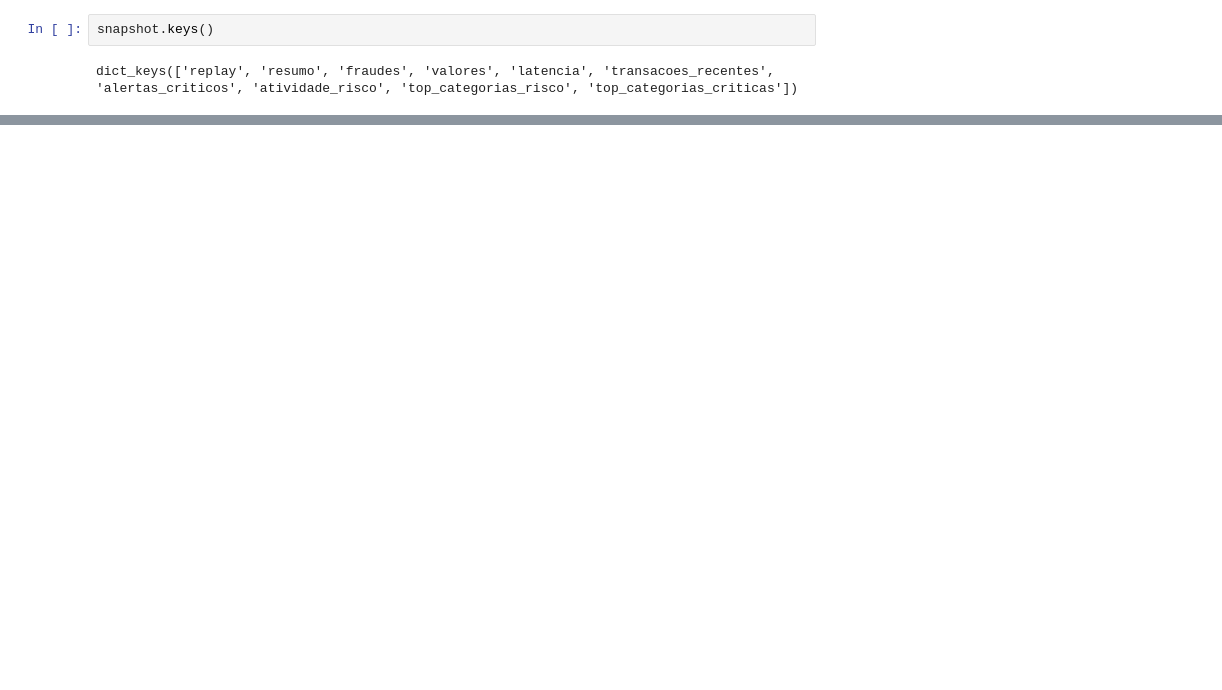
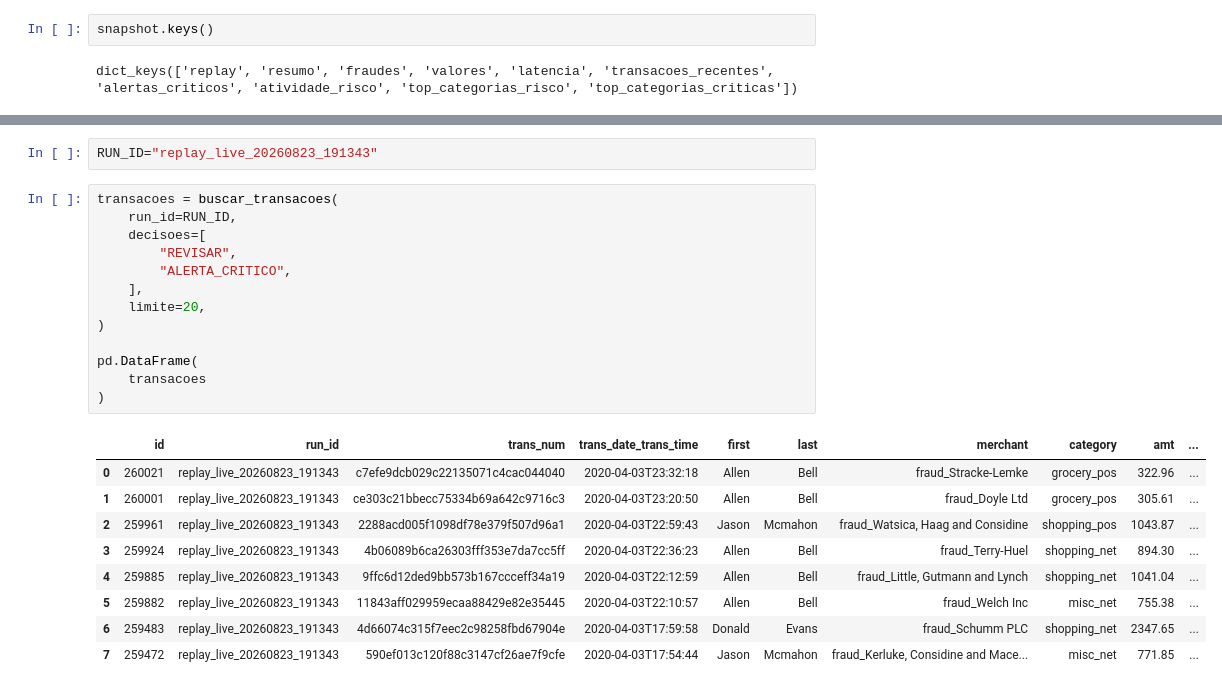
Before and after one commit to lucao-py/ccard_fraud_ml, a Jupyter notebook: notebooks/09. Replay Temporal.ipynb, the cells around one changed output, grey strips where cells are left out. Saved outputs shown, nothing was run; the diff lists cells and outputs as text; blank space fills up the shorter version.

```diff
--- a/notebooks/09. Replay Temporal.ipynb
+++ b/notebooks/09. Replay Temporal.ipynb
@@ -406,0 +442,25 @@ dict_keys(['replay', 'resumo', 'fraudes', 'valores', 'latencia', 'transacoes_rec
+# %%
+RUN_ID="replay_live_20260823_191343"
+# %%
+transacoes = buscar_transacoes(
+    run_id=RUN_ID,
+    decisoes=[
+        "REVISAR",
+        "ALERTA_CRITICO",
+    ],
+    limite=20,
+)
+
+pd.DataFrame(
+    transacoes
+)
+# %% [output]
+|  | id | run_id | trans_num | trans_date_trans_time | first | last | merchant | category | amt | ... |
+| 0 | 260021 | replay_live_20260823_191343 | c7efe9dcb029c22135071c4cac044040 | 2020-04-03T23:32:18 | Allen | Bell | fraud_Stracke-Lemke | grocery_pos | 322.96 | ... |
+| 1 | 260001 | replay_live_20260823_191343 | ce303c21bbecc75334b69a642c9716c3 | 2020-04-03T23:20:50 | Allen | Bell | fraud_Doyle Ltd | grocery_pos | 305.61 | ... |
+| 2 | 259961 | replay_live_20260823_191343 | 2288acd005f1098df78e379f507d96a1 | 2020-04-03T22:59:43 | Jason | Mcmahon | fraud_Watsica, Haag and Considine | shopping_pos | 1043.87 | ... |
+| 3 | 259924 | replay_live_20260823_191343 | 4b06089b6ca26303fff353e7da7cc5ff | 2020-04-03T22:36:23 | Allen | Bell | fraud_Terry-Huel | shopping_net | 894.30 | ... |
+| 4 | 259885 | replay_live_20260823_191343 | 9ffc6d12ded9bb573b167ccceff34a19 | 2020-04-03T22:12:59 | Allen | Bell | fraud_Little, Gutmann and Lynch | shopping_net | 1041.04 | ... |
+| 5 | 259882 | replay_live_20260823_191343 | 11843aff029959ecaa88429e82e35445 | 2020-04-03T22:10:57 | Allen | Bell | fraud_Welch Inc | misc_net | 755.38 | ... |
+| 6 | 259483 | replay_live_20260823_191343 | 4d66074c315f7eec2c98258fbd67904e | 2020-04-03T17:59:58 | Donald | Evans | fraud_Schumm PLC | shopping_net | 2347.65 | ... |
+| 7 | 259472 | replay_live_20260823_191343 | 590ef013c120f88c3147cf26ae7f9cfe | 2020-04-03T17:54:44 | Jason | Mcmahon | fraud_Kerluke, Considine and Mace... | misc_net | 771.85 | ... |
```
Also changed, not shown: parts of 10 cells of this notebook, 5 other files.
